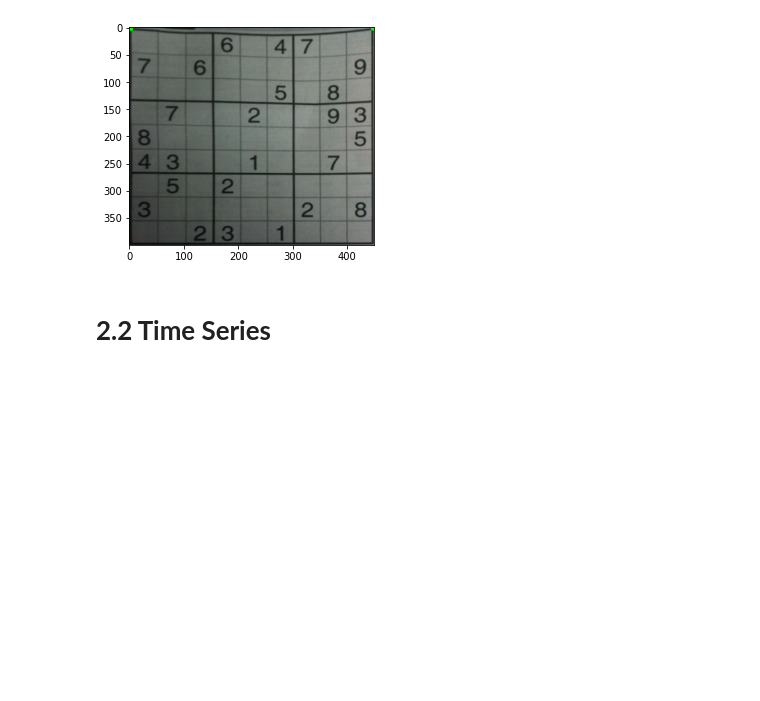
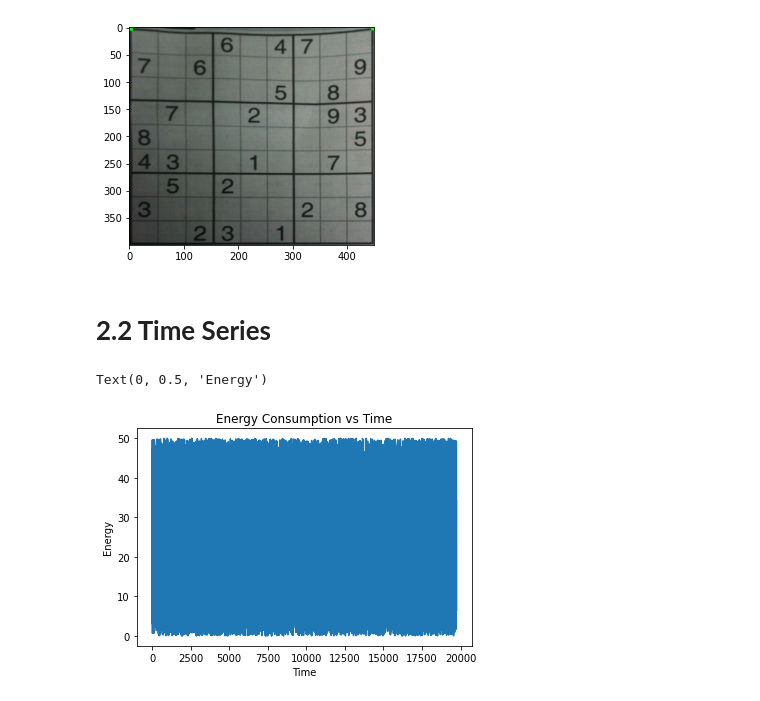
Before and after one commit to MaxTeeple/ME-592, a Jupyter notebook: HW 1/HW1-Teeple.ipynb, the cells around one changed output. Cells and saved outputs as stored; diff of their text form; code cells hidden in the pictures; blank space fills up the shorter version.

```diff
--- a/HW 1/HW1-Teeple.ipynb
+++ b/HW 1/HW1-Teeple.ipynb
@@ -42,3 +45,12 @@ plt.imshow(dst)
 [figure]
 # %% [markdown]
 # **2.2 Time Series**
+# %%
+data = pd.read_csv('/content/drive/MyDrive/Colab Notebooks/ME 592X/ME-592/HW 1/energydata_complete.csv', parse_dates=False)
+plt.plot(data.Energy_Consumption)
+plt.title('Energy Consumption vs Time')
+plt.xlabel('Time')
+plt.ylabel('Energy')
+# %% [output]
+Text(0, 0.5, 'Energy')
+[figure, added]
```
Also changed, not shown: parts of 6 cells of this notebook, 1 other file.
